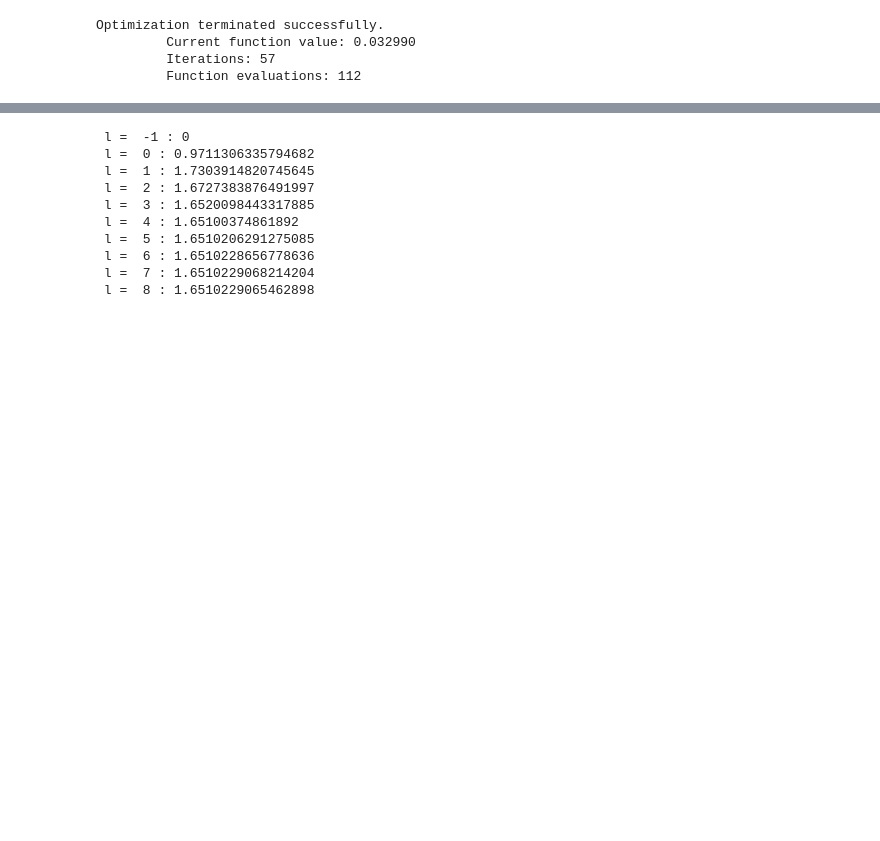
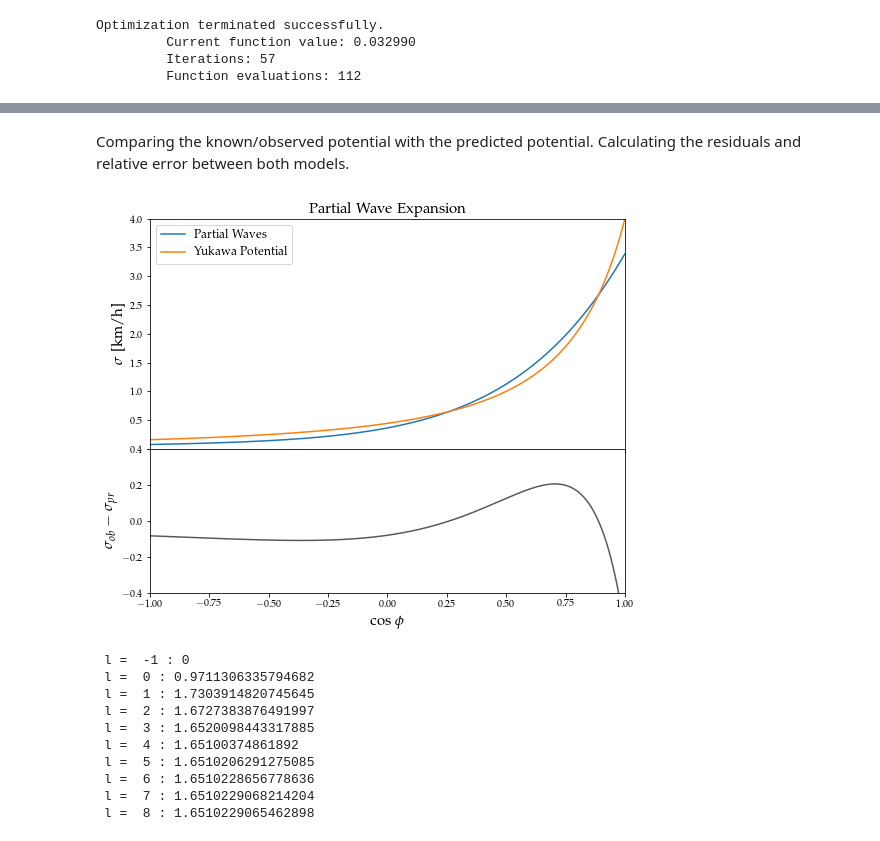
Before and after one commit to DLinthorne/Physics-Statistical-Tools, a Jupyter notebook: Partial_waves.ipynb, the cells around one changed output, grey strips where cells are left out. Saved outputs shown, nothing was run; the diff lists cells and outputs as text; code cells hidden in the pictures; blank space fills up the shorter version.

```diff
--- a/Partial_waves.ipynb
+++ b/Partial_waves.ipynb
@@ -166,3 +162,36 @@ plt.plot(u,Yukawa(u))
+# %% [markdown]
+Comparing the known/observed potential with the predicted potential. Calculating the residuals and relative error between both models.
+# %%
+u = np.arange(-1,1,0.001)
+
+partial = np.abs(Partial(res.x[0],res.x[1],u))**2;
+residuals = partial - Yukawa(u)
+
+plt.rcParams.update({
+    "text.usetex": True,
+    "font.family": "serif",
+    "font.serif": ["Palatino"],
+})
+
+fig2 = plt.figure()
+ax1 = fig2.add_axes((0,1,1.1,.8))
+ax1.plot(u,partial, label='Partial Waves');
+ax1.plot(u,Yukawa(u), label='Yukawa Potential');
+ax1.set_ylabel("$\sigma$ [km/h]", fontsize = 15)
+ax1.set_title("Partial Wave Expansion", fontsize = 15)
+plt.axis([-1,1, 0, 4])
+plt.setp(ax1.get_yticklabels()[0], visible=False)
+plt.setp(ax1.get_xticklabels()[0], visible=False)
+plt.setp(ax1.get_xticklabels()[-1], visible=False)
+ax1.legend( fontsize='large')
+ax2 = fig2.add_axes((0,.5,1.1,.5))
+ax2.plot(u, residuals, c='0.35') # this are the residuals
+plt.axis([-1,1, -.4, .4])
+plt.ylabel("$\sigma_{ob} - \sigma_{pr}$",fontsize = 15)
+plt.xlabel("cos $ \phi $",fontsize = 15)
+plt.show()
+# %% [output]
+[figure, added]
 # %%
 for i in range(0,10):
     par = Partial(2.335,2,.5,i)
```
Also changed, not shown: parts of 7 cells of this notebook.
